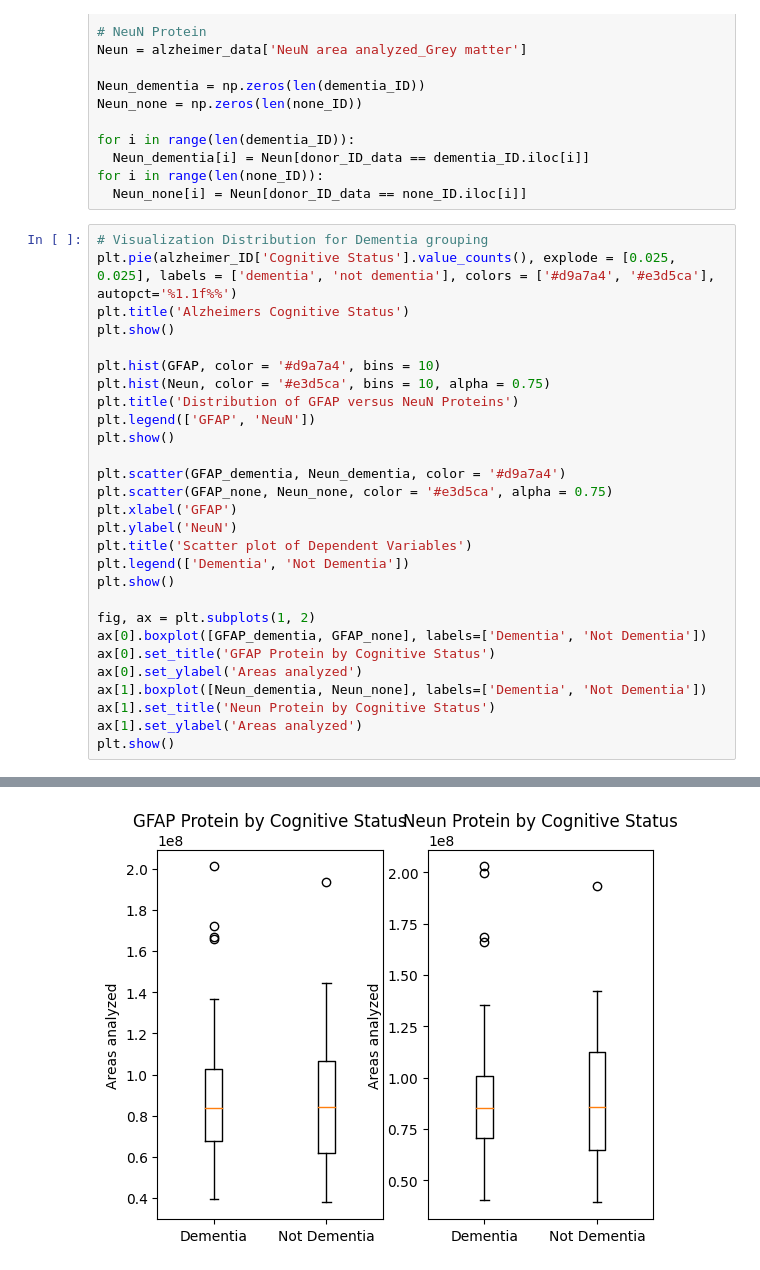
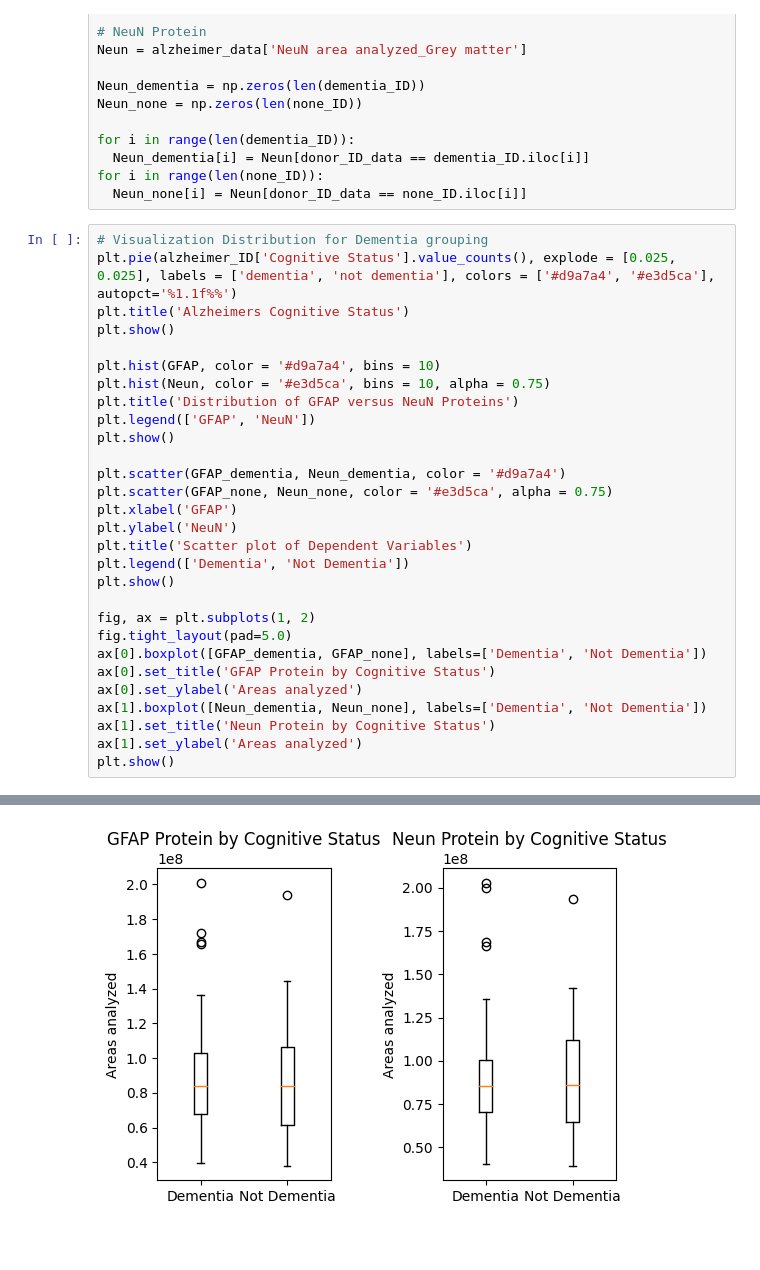
Before and after one commit to GraceHerchenroder/Neuro265, a Jupyter notebook: final project/final project.ipynb, the cells around one changed output, grey strips where cells are left out. Cells and saved outputs as stored; diff of their text form; blank space fills up the shorter version.

```diff
--- a/final project/final project.ipynb
+++ b/final project/final project.ipynb
@@ -129,31 +159,32 @@ for i in range(len(none_ID)):
 plt.pie(alzheimer_ID['Cognitive Status'].value_counts(), explode = [0.025, 0.025], labels = ['dementia', 'not dementia'], colors = ['#d9a7a4', '#e3d5ca'], autopct='%1.1f%%')
 plt.title('Alzheimers Cognitive Status')
 plt.show()
 
 plt.hist(GFAP, color = '#d9a7a4', bins = 10)
 plt.hist(Neun, color = '#e3d5ca', bins = 10, alpha = 0.75)
 plt.title('Distribution of GFAP versus NeuN Proteins')
 plt.legend(['GFAP', 'NeuN'])
 plt.show()
 
 plt.scatter(GFAP_dementia, Neun_dementia, color = '#d9a7a4')
 plt.scatter(GFAP_none, Neun_none, color = '#e3d5ca', alpha = 0.75)
 plt.xlabel('GFAP')
 plt.ylabel('NeuN')
 plt.title('Scatter plot of Dependent Variables')
 plt.legend(['Dementia', 'Not Dementia'])
 plt.show()
 
 fig, ax = plt.subplots(1, 2)
+fig.tight_layout(pad=5.0)
 ax[0].boxplot([GFAP_dementia, GFAP_none], labels=['Dementia', 'Not Dementia'])
 ax[0].set_title('GFAP Protein by Cognitive Status')
 ax[0].set_ylabel('Areas analyzed')
 ax[1].boxplot([Neun_dementia, Neun_none], labels=['Dementia', 'Not Dementia'])
 ax[1].set_title('Neun Protein by Cognitive Status')
 ax[1].set_ylabel('Areas analyzed')
 plt.show()
 # %% [output]
 [figure]
 [figure]
 [figure]
-[figure, old version]
+[figure, new version]
```
Also changed, not shown: parts of 5 cells of this notebook.
